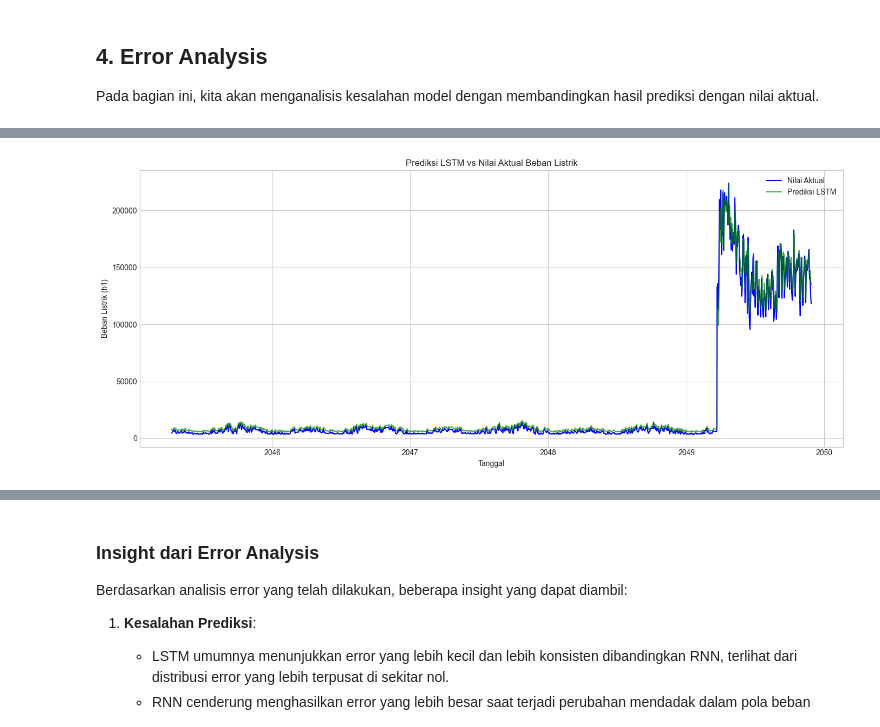
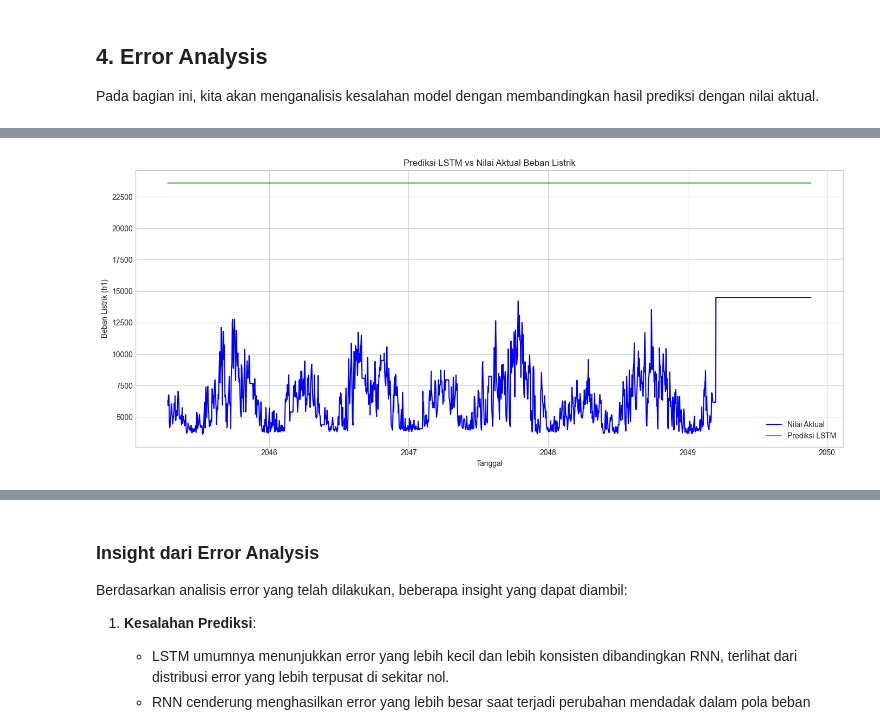
Before and after one commit to JonathanSaragih/Praktikum3ML, a Jupyter notebook: praktikum.ipynb, the cells around one changed output, grey strips where cells are left out. Cells and saved outputs as stored; diff of their text form; code cells hidden in the pictures.

```diff
--- a/praktikum.ipynb
+++ b/praktikum.ipynb
@@ -559,8 +749,12 @@ def predict_and_evaluate(model, dataloader, device='cpu'):
 # %% [markdown]
 ### Pelatihan Model RNN
 # %%
+# Get the actual input size from our preprocessed data
+# The input size should match the number of features from our preprocessing
+input_size = X_train_array.shape[2]  # Get the number of features from the data shape
+print(f"Detected input size (number of features): {input_size}")
+
 # Set hyperparameters
-input_size = 1
 hidden_size = 64
 output_size = 1
 learning_rate = 0.001
@@ -570,7 +764,7 @@ num_epochs = 50
 device = torch.device('cuda' if torch.cuda.is_available() else 'cpu')
 print(f"Using device: {device}")
 
-# Inisialisasi model RNN
+# Inisialisasi model RNN dengan input_size yang sesuai
 rnn_model = SimpleRNN(input_size, hidden_size, output_size)
 optimizer = torch.optim.Adam(rnn_model.parameters(), lr=learning_rate)
 criterion = nn.MSELoss()
@@ -619,10 +818,14 @@ LSTM RMSE (scaled): 0.0234
 # %%
 # Inverse transform untuk mendapatkan nilai asli
-rnn_true_inverse = scaler.inverse_transform(rnn_true.reshape(-1, 1)).flatten()
-rnn_pred_inverse = scaler.inverse_transform(rnn_pred.reshape(-1, 1)).flatten()
+target_col = 'h1'
+rnn_true_inverse = scalers[target_col].inverse_transform(rnn_true.reshape(-1, 1)).flatten()
+rnn_pred_inverse = scalers[target_col].inverse_transform(rnn_pred.reshape(-1, 1)).flatten()
+lstm_true_inverse = scalers[target_col].inverse_transform(lstm_true.reshape(-1, 1)).flatten()
+lstm_pred_inverse = scalers[target_col].inverse_transform(lstm_pred.reshape(-1, 1)).flatten()
 
-lstm_true_inverse = scaler.inverse_transform(lstm_true.reshape(-1, 1)).flatten()
-lstm_pred_inverse = scaler.inverse_transform(lstm_pred.reshape(-1, 1)).flatten()
+# Pastikan nilai tidak negatif (jika beban listrik tidak bisa negatif)
+rnn_pred_inverse = np.maximum(0, rnn_pred_inverse)
+lstm_pred_inverse = np.maximum(0, lstm_pred_inverse)
 
 # Menghitung RMSE pada nilai asli
 rnn_rmse_original = sqrt(mean_squared_error(rnn_true_inverse, rnn_pred_inverse))
@@ -721,20 +958,46 @@ print(f"lstm_true_inverse shape: {lstm_true_inverse.shape}")
 print(f"lstm_pred_inverse shape: {lstm_pred_inverse.shape}")
 
 # Create a proper date range for your predictions
-# Option 1: If the test_data index contains enough dates
-if len(test_data.index) >= time_steps + len(lstm_true_inverse):
-    test_dates = test_data.index[time_steps:time_steps+len(lstm_true_inverse)]
-    print(f"Using dates from test_data.index: {len(test_dates)}")
-# Option 2: Create synthetic dates if needed
+# Check if test_data has a usable datetime index or column
+has_datetime_index = isinstance(test_data.index, pd.DatetimeIndex)
+has_date_column = 'Date' in test_data.columns
+has_time_column = 'time' in test_data.columns
+
+if has_datetime_index:
+    # If the test_data index is already a DatetimeIndex
+    if len(test_data.index) >= time_steps + len(lstm_true_inverse):
+        test_dates = test_data.index[time_steps:time_steps+len(lstm_true_inverse)]
+        print(f"Using DatetimeIndex from test_data: {len(test_dates)} dates")
+    else:
+        # Not enough dates, create a synthetic range
+        start_date = test_data.index[0]
+        test_dates = pd.date_range(start=start_date, periods=len(lstm_true_inverse), freq='D')
+        print(f"Created synthetic dates from DatetimeIndex: {len(test_dates)} dates")
+elif has_date_column:
+    # Use the Date column
+    dates = pd.to_datetime(test_data['Date'])
+    if len(dates) >= time_steps + len(lstm_true_inverse):
+        test_dates = dates[time_steps:time_steps+len(lstm_true_inverse)]
+        print(f"Using 'Date' column: {len(test_dates)} dates")
+    else:
+        start_date = dates[0]
+        test_dates = pd.date_range(start=start_date, periods=len(lstm_true_inverse), freq='D')
+        print(f"Created synthetic dates from 'Date' column: {len(test_dates)} dates")
+elif has_time_column:
+    # Use the time column
+    dates = pd.to_datetime(test_data['time'])
+    if len(dates) >= time_steps + len(lstm_true_inverse):
+        test_dates = dates[time_steps:time_steps+len(lstm_true_inverse)]
+        print(f"Using 'time' column: {len(test_dates)} dates")
+    else:
+        start_date = dates[0]
+        test_dates = pd.date_range(start=start_date, periods=len(lstm_true_inverse), freq='D')
+        print(f"Created synthetic dates from 'time' column: {len(test_dates)} dates")
 else:
-    # Find the last date in test_data and extend from there
-    start_date = test_data.index[0]
-    # Assuming your data is sampled at regular intervals (e.g. hourly)
-    freq = pd.infer_freq(test_data.index)
-    if not freq:
-        freq = 'H'  # Default to hourly if inference fails
-    test_dates = pd.date_range(start=start_date, periods=len(lstm_true_inverse), freq=freq)
-    print(f"Created synthetic date range with {len(test_dates)} entries")
+    # No datetime information available, create arbitrary dates
+    print("No date information found, creating arbitrary date range")
+    test_dates = pd.date_range(start='2045-01-01', periods=len(lstm_true_inverse), freq='D')
+    print(f"Created arbitrary dates: {len(test_dates)} dates")
 
 # Now make sure everything has the same length
 min_length = min(len(test_dates), len(lstm_true_inverse), len(lstm_pred_inverse))
@@ -768,4 +1031,4 @@ After fixing - lstm_pred_inverse shape: (1693,)
-[figure, old version]
+[figure, new version]
 # %%
 # Visualisasi distribusi error
 plt.figure(figsize=(12, 5))
```
Also changed, not shown: parts of 45 cells of this notebook, 3 other files.
